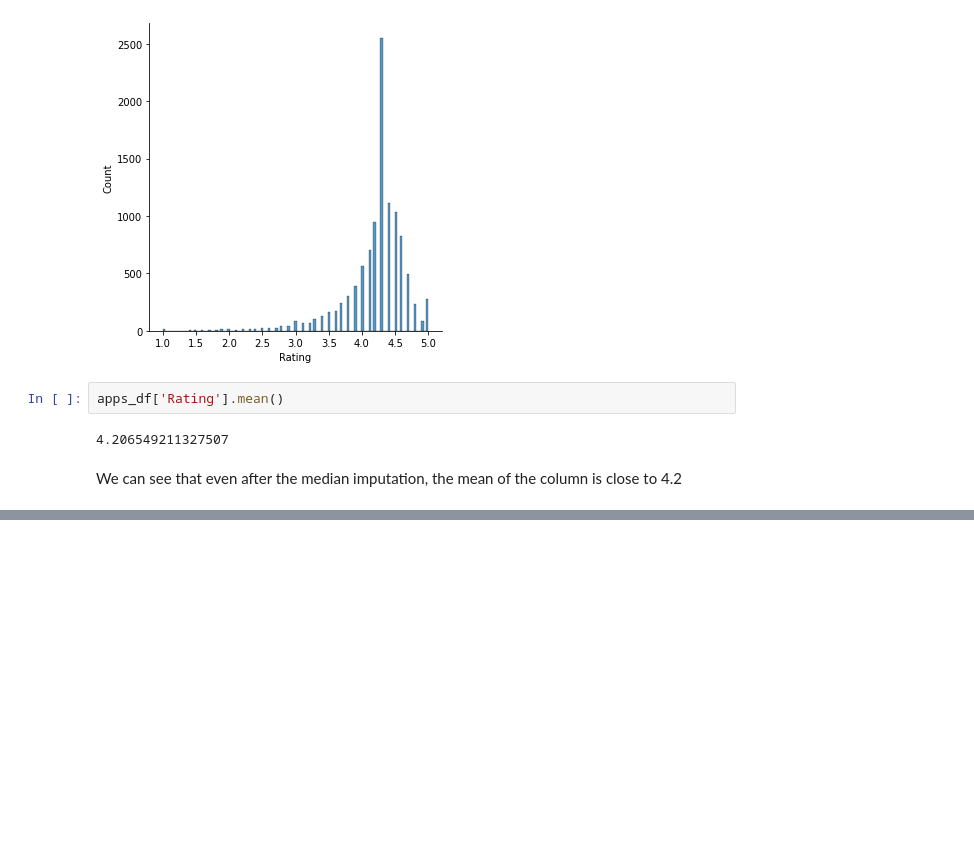
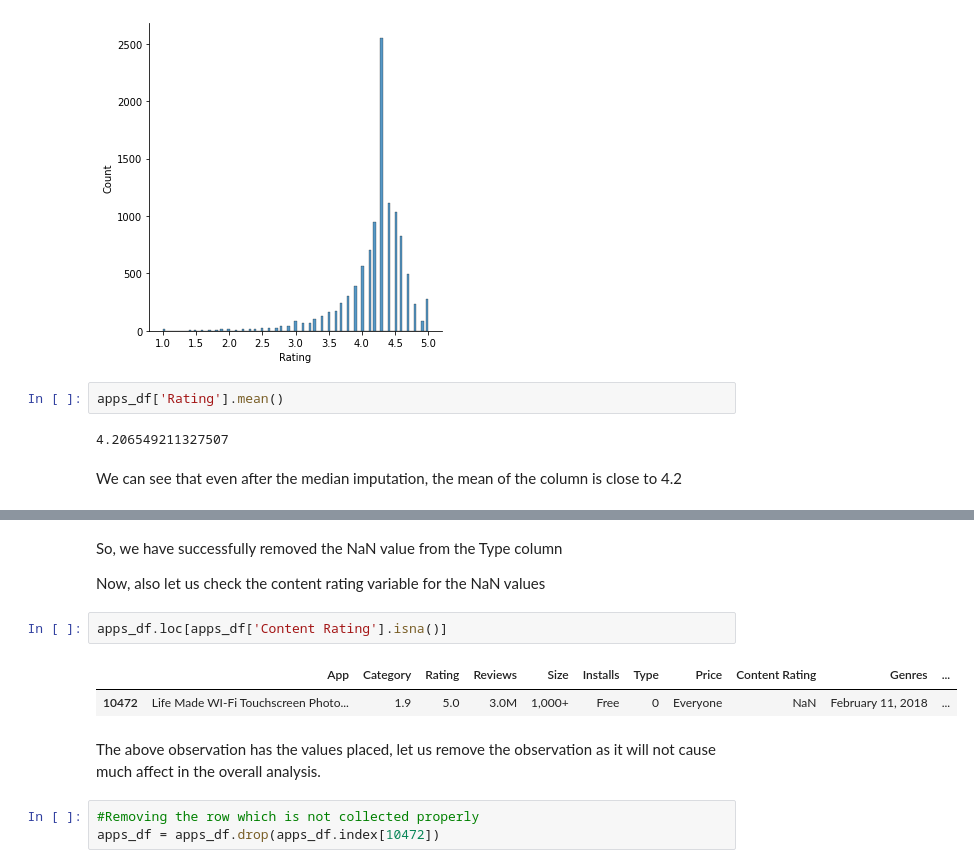
Before and after one commit to ganathetechie/AlmaBetter-Capstone-Project-1, a Jupyter notebook: Play_Store_App_Review_Analysis_Capstone_Project.ipynb, the cells around one changed output, grey strips where cells are left out. Drawn from its saved outputs; the diff is of its cells as text; blank space fills up the shorter version.

```diff
--- a/Play_Store_App_Review_Analysis_Capstone_Project.ipynb
+++ b/Play_Store_App_Review_Analysis_Capstone_Project.ipynb
@@ -223,0 +241,14 @@ We can see that even after the median imputation, the mean of the column is clos
+# %% [markdown]
+So, we have successfully removed the NaN value from the Type column
+
+Now, also let us check the content rating variable for the NaN values
+# %%
+apps_df.loc[apps_df['Content Rating'].isna()]
+# %% [output]
+|  | App | Category | Rating | Reviews | Size | Installs | Type | Price | Content Rating | Genres | ... |
+| 10472 | Life Made WI-Fi Touchscreen Photo... | 1.9 | 5.0 | 3.0M | 1,000+ | Free | 0 | Everyone | NaN | February 11, 2018 | ... |
+# %% [markdown]
+The above observation has the values placed, let us remove the observation as it will not cause much affect in the overall analysis.
+# %%
+#Removing the row which is not collected properly
+apps_df = apps_df.drop(apps_df.index[10472])
```
Also changed, not shown: parts of 16 cells of this notebook.
